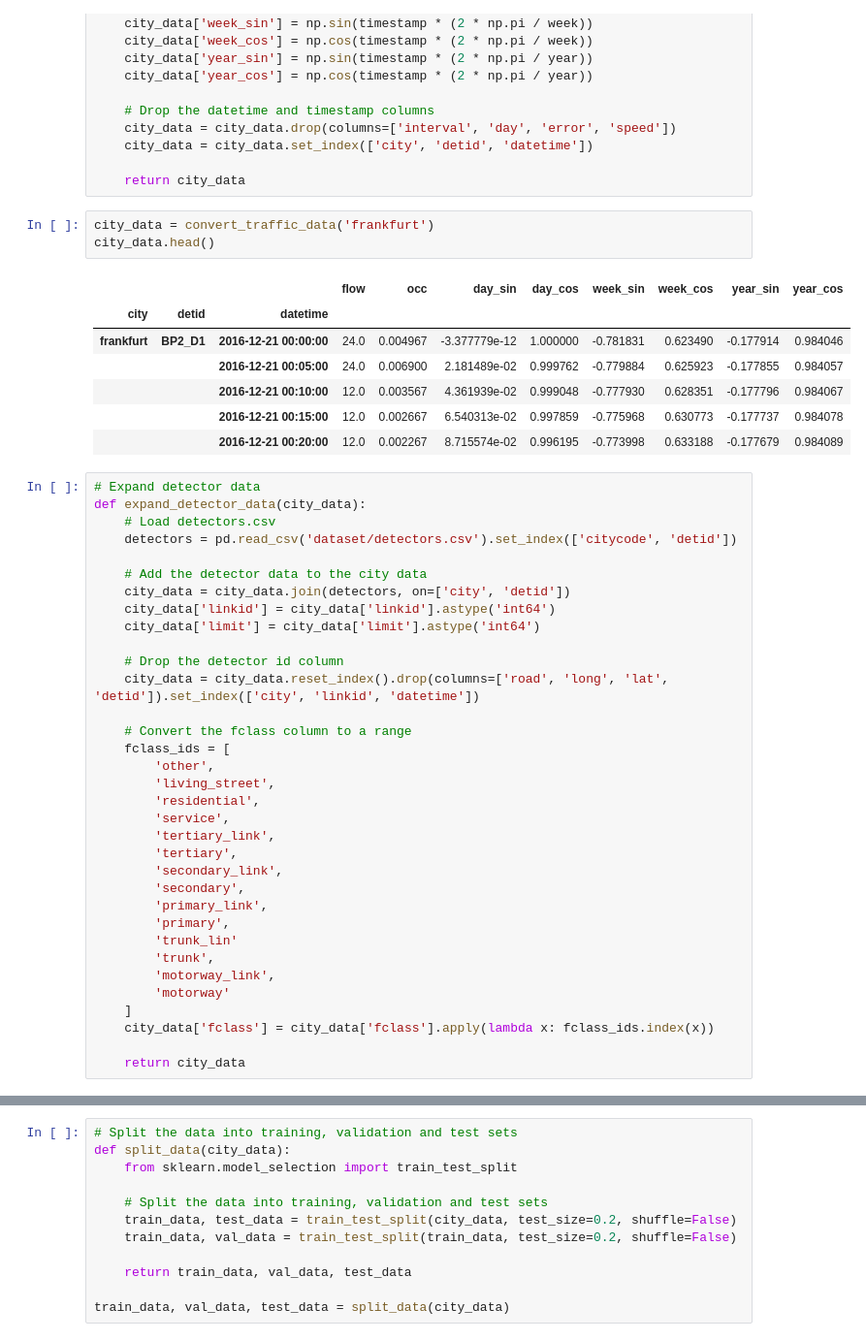
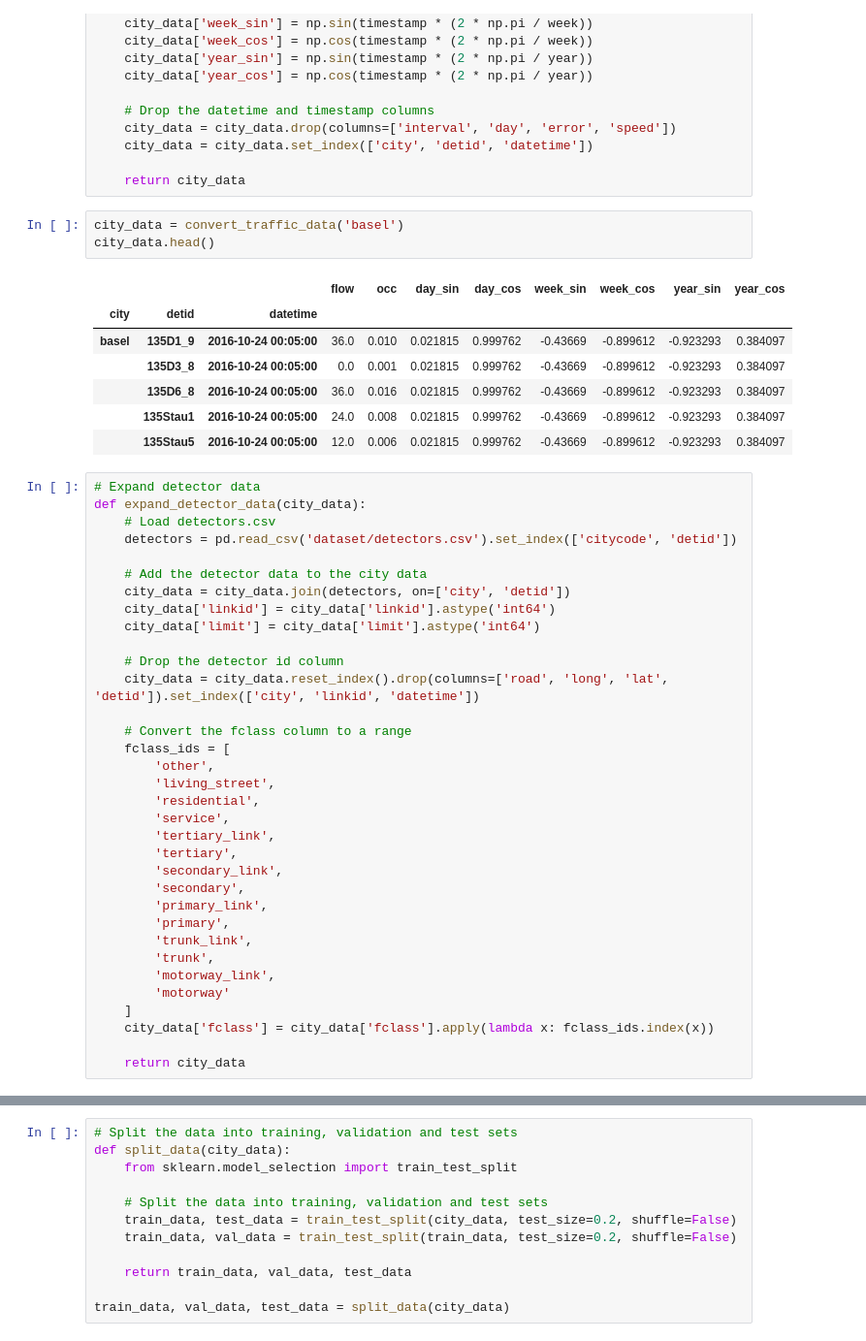
Before and after one commit to tanaynistala/traffic, a Jupyter notebook: analysis.ipynb, the cells around one changed output, grey strips where cells are left out. Shown: that part at 97% size. Cells and saved outputs as stored; diff of their text form.

```diff
--- a/analysis.ipynb
+++ b/analysis.ipynb
@@ -36,16 +36,16 @@ def convert_traffic_data(city):
 
     return city_data
 # %%
-city_data = convert_traffic_data('frankfurt')
+city_data = convert_traffic_data('basel')
 city_data.head()
 # %% [output]
 |  |  |  | flow | occ | day_sin | day_cos | week_sin | week_cos | year_sin | year_cos |
 | city | detid | datetime |  |  |  |  |  |  |  |  |
-| frankfurt | BP2_D1 | 2016-12-21 00:00:00 | 24.0 | 0.004967 | -3.377779e-12 | 1.000000 | -0.781831 | 0.623490 | -0.177914 | 0.984046 |
-|  |  | 2016-12-21 00:05:00 | 24.0 | 0.006900 | 2.181489e-02 | 0.999762 | -0.779884 | 0.625923 | -0.177855 | 0.984057 |
-|  |  | 2016-12-21 00:10:00 | 12.0 | 0.003567 | 4.361939e-02 | 0.999048 | -0.777930 | 0.628351 | -0.177796 | 0.984067 |
-|  |  | 2016-12-21 00:15:00 | 12.0 | 0.002667 | 6.540313e-02 | 0.997859 | -0.775968 | 0.630773 | -0.177737 | 0.984078 |
-|  |  | 2016-12-21 00:20:00 | 12.0 | 0.002267 | 8.715574e-02 | 0.996195 | -0.773998 | 0.633188 | -0.177679 | 0.984089 |
+| basel | 135D1_9 | 2016-10-24 00:05:00 | 36.0 | 0.010 | 0.021815 | 0.999762 | -0.43669 | -0.899612 | -0.923293 | 0.384097 |
+|  | 135D3_8 | 2016-10-24 00:05:00 | 0.0 | 0.001 | 0.021815 | 0.999762 | -0.43669 | -0.899612 | -0.923293 | 0.384097 |
+|  | 135D6_8 | 2016-10-24 00:05:00 | 36.0 | 0.016 | 0.021815 | 0.999762 | -0.43669 | -0.899612 | -0.923293 | 0.384097 |
+|  | 135Stau1 | 2016-10-24 00:05:00 | 24.0 | 0.008 | 0.021815 | 0.999762 | -0.43669 | -0.899612 | -0.923293 | 0.384097 |
+|  | 135Stau5 | 2016-10-24 00:05:00 | 12.0 | 0.006 | 0.021815 | 0.999762 | -0.43669 | -0.899612 | -0.923293 | 0.384097 |
 # %%
 # Expand detector data
 def expand_detector_data(city_data):
@@ -72,7 +72,7 @@ def expand_detector_data(city_data):
         'secondary',
         'primary_link',
         'primary',
-        'trunk_lin'
+        'trunk_link',
         'trunk',
         'motorway_link',
         'motorway'
```
Also changed, not shown: parts of 9 cells of this notebook, 1 other file.
